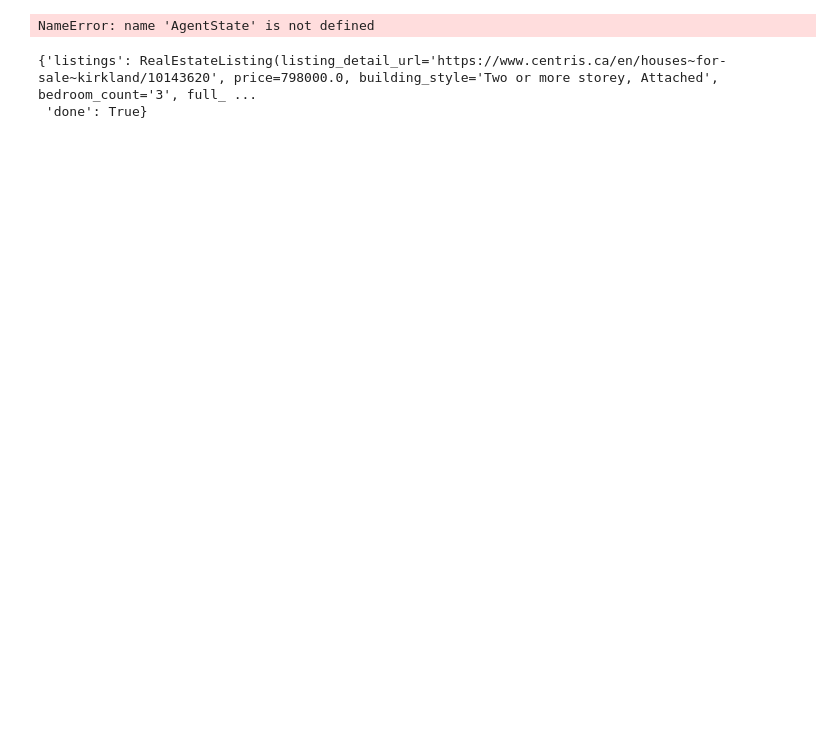
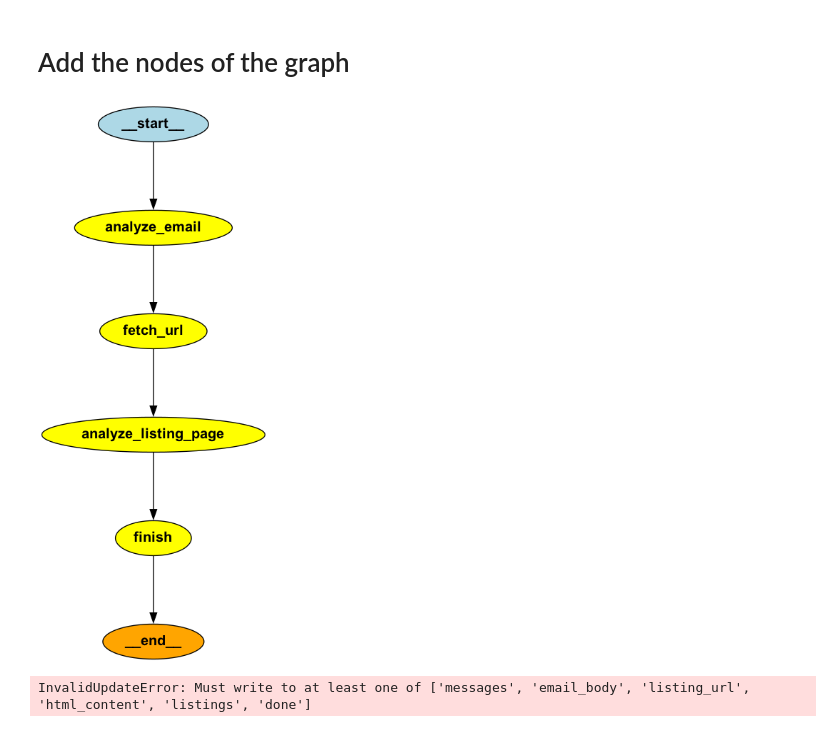
Before and after one commit to rpaul80/realestate-agents, a Jupyter notebook: notebooks/researcher.ipynb, the cells around one changed output. Cells and saved outputs as stored; diff of their text form; code cells hidden in the pictures; blank space fills up the shorter version.

```diff
--- a/notebooks/researcher.ipynb
+++ b/notebooks/researcher.ipynb
@@ -2735,12 +2735,14 @@ class AgentState(MessagesState):
     email_body: str
     listing_url: BaseListing
     html_content: str
-    listings: List[RealEstateListing]
+    listing: List[RealEstateListing]
     done: bool
 
 class OutputState(TypedDict):
-    listings: List[RealEstateListing]
+    listing: List[RealEstateListing]
     done: bool
+# %% [markdown]
+# Add the nodes of the graph
 # %%
 from langchain.prompts import PromptTemplate
 
@@ -2799,35 +2801,35 @@ def analyze_listing_page(state: AgentState):
     runnable = prompt | model
     response = runnable.invoke({"html_content": html_content})
 
-    return {"listing": response}
+    return {"listings": response}
 
 
 def finish(state: AgentState) -> None:
+
     return {"done": True}
 # %%
 from langgraph.graph import StateGraph, END
 
 workflow = StateGraph(AgentState, input=MessagesState, output=OutputState)
 workflow.add_node(analyze_email)
 workflow.add_node(fetch_url)
 workflow.add_node(analyze_listing_page)
 workflow.add_node(finish)
 
 workflow.set_entry_point("analyze_email")
 workflow.add_edge("analyze_email", "fetch_url")
 workflow.add_edge("fetch_url", "analyze_listing_page")
-workflow.add_edge("calculate_roi", "finish")
+workflow.add_edge("analyze_listing_page", "finish")
 workflow.add_edge("finish", END)
 
 graph = workflow.compile()
 
 
 from IPython.display import Image
 Image(graph.get_graph().draw_png())
 # %% [output]
-NameError: name 'AgentState' is not defined
+[figure, added]
 # %%
 graph.invoke({"messages": [("human", sample_email_body)]})
 # %% [output]
-{'listings': RealEstateListing(listing_detail_url='https://www.centris.ca/en/houses~for-sale~kirkland/10143620', price=798000.0, building_style='Two or more storey, Attached', bedroom_count='3', full_ ...
- 'done': True}
+InvalidUpdateError: Must write to at least one of ['messages', 'email_body', 'listing_url', 'html_content', 'listings', 'done']
```
Also changed, not shown: 4 other files.
